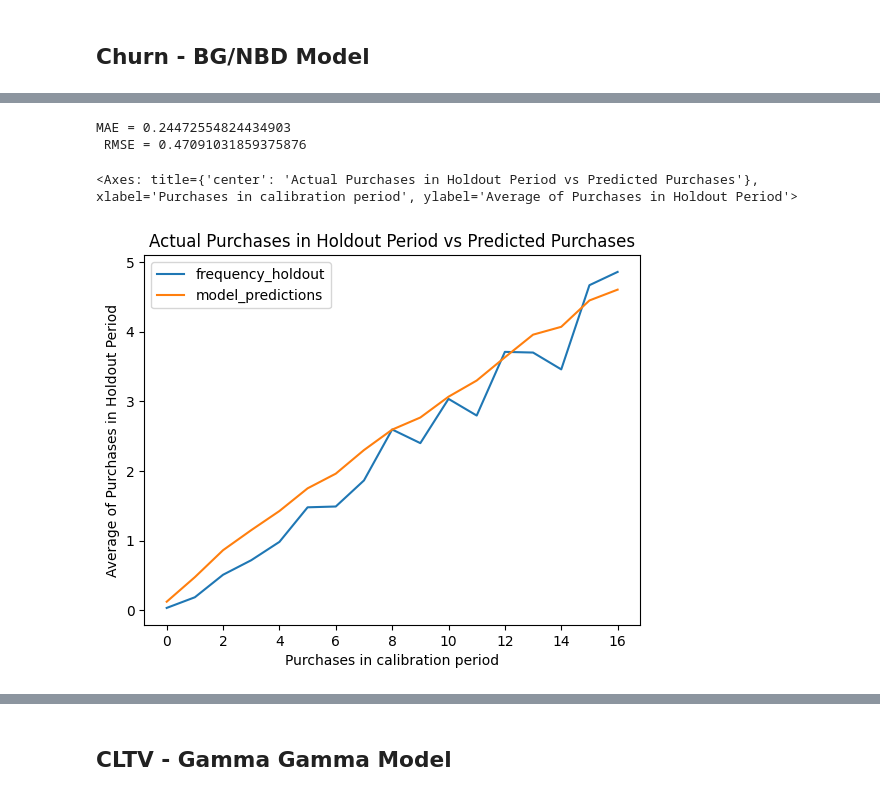
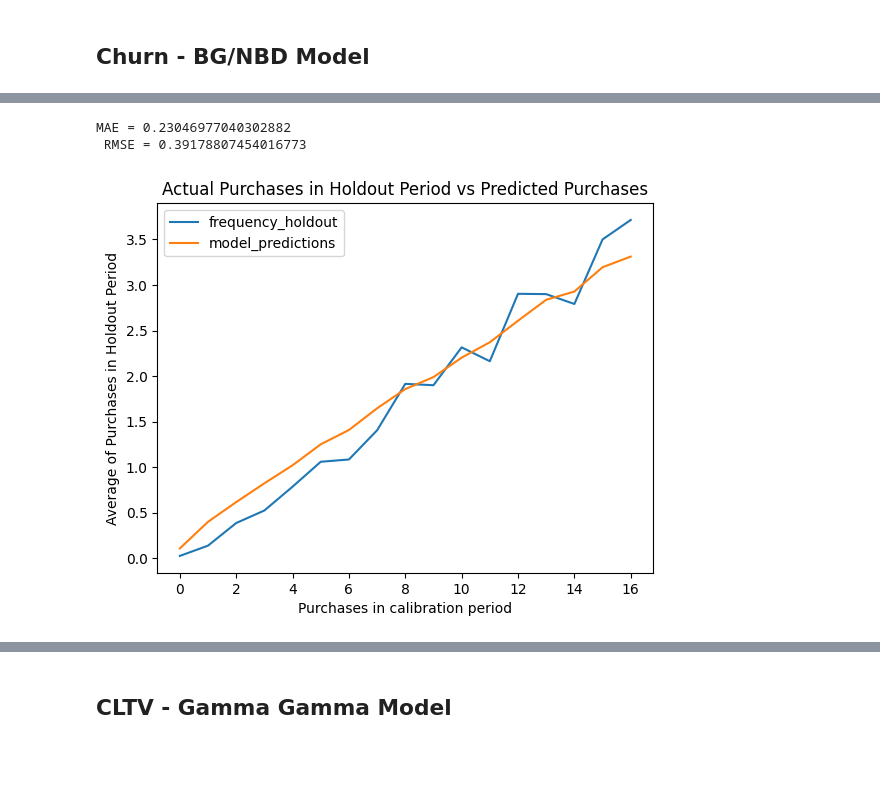
Before and after one commit to a-memme/Customer_Churn_and_CLTV, a Jupyter notebook: CLTV_and_Churn.ipynb, the cells around one changed output, grey strips where cells are left out. Saved outputs shown, nothing was run; the diff lists cells and outputs as text; code cells hidden in the pictures; blank space fills up the shorter version.

```diff
--- a/CLTV_and_Churn.ipynb
+++ b/CLTV_and_Churn.ipynb
@@ -130,28 +142,29 @@ Max date is 2023-08-23 00:00:00
 # %%
 #Evaluation - train/test via calibration and holdout dataset
 #cal_and_holdout function takes in raw dataset (not aggregated)
 cal_hold = calibration_and_holdout_data(eval,
                                    'customer_id',
                                    'created_at',
                                    calibration_period_end='2023-03-21', #1 year calibration (train)
-                                   observation_period_end='2023-07-21', #4 months (16 weeks) holdout (predict)
+                                   observation_period_end='2023-06-21', #3 months (12 weeks) holdout (predict)
                                    freq = 'W')
 
-eval_model = BetaGeoFitter(penalizer_coef=0.1)
+eval_model = BetaGeoFitter()
+#eval_model = ModifiedBetaGeoFitter(penalizer_coef=0.001)
 eval_model.fit(cal_hold['frequency_cal'], cal_hold['recency_cal'], cal_hold['T_cal'])
 
 #Expected number of future transactions in the next 3 time periods by calibration/holdout model
 cal_hold['predicted_purchases_3'] = eval_model.predict(12, cal_hold['frequency_cal'], cal_hold['recency_cal'], cal_hold['T_cal'])
 
 #Calculate MAE and RMSE
 mae = mean_absolute_error(cal_hold['frequency_holdout'], cal_hold['predicted_purchases_3'])
 rmse = mean_squared_error(cal_hold['frequency_holdout'], cal_hold['predicted_purchases_3'], squared=False)
 print(f'MAE = {mae} \n RMSE = {rmse}')
 
 #Visualize
 plot_calibration_purchases_vs_holdout_purchases(eval_model, cal_hold, n=17)
+display()
 # %% [output]
-MAE = 0.24472554824434903
- RMSE = 0.47091031859375876
+MAE = 0.23046977040302882
+ RMSE = 0.39178807454016773
-<Axes: title={'center': 'Actual Purchases in Holdout Period vs Predicted Purchases'}, xlabel='Purchases in calibration period', ylabel='Average of Purchases in Holdout Period'>
-[figure, old version]
+[figure, new version]
```
Also changed, not shown: parts of 34 cells of this notebook.
